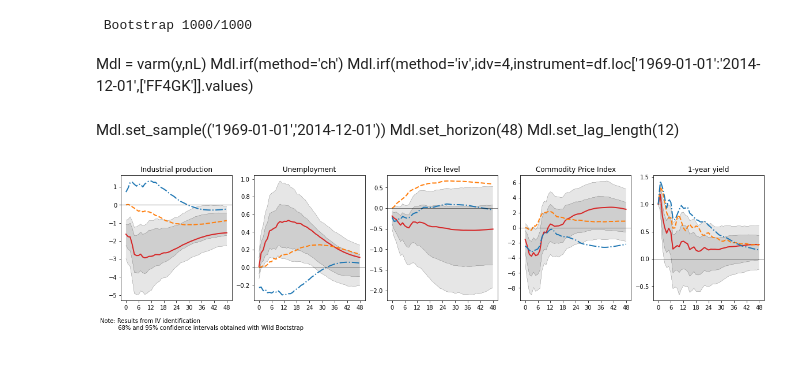
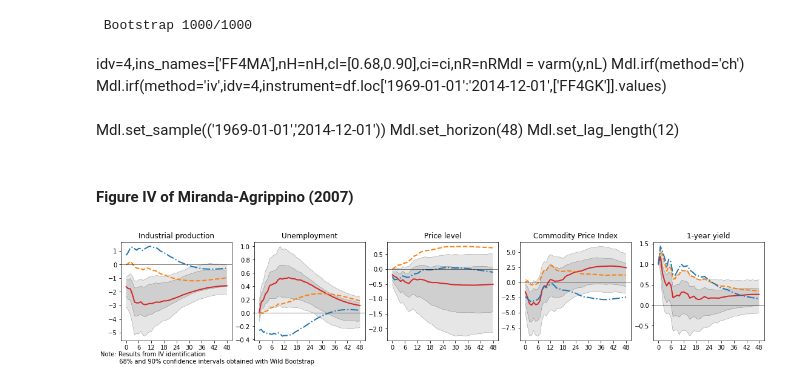
Before and after one commit to NarekOhanyan/papers, a Jupyter notebook: Miranda_Agrippino_2017/ma2017.ipynb, the cells around one changed output. Saved outputs shown, nothing was run; the diff lists cells and outputs as text; code cells hidden in the pictures.

```diff
--- a/Miranda_Agrippino_2017/ma2017.ipynb
+++ b/Miranda_Agrippino_2017/ma2017.ipynb
@@ -52,13 +48,6 @@ df['ln_CRBPI']   = 100*df['CRBPI'].apply(lambda x: np.log(x))
 df['d_ln_IP']    = 100*df['INDPRO'].apply(lambda x: np.log(x)).diff()
 df['d_ln_CPI']   = 100*df['CPIAUCSL'].apply(lambda x: np.log(x)).diff()
 df['d_ln_CRBPI'] = 100*df['CRBPI'].apply(lambda x: np.log(x)).diff()
-# %%
-df['d_IP']    = 100*df['INDPRO'].apply(lambda x: np.log(x)).diff()
-df['d_UR']    = 100*df['UNRATE'].diff()
-df['d_CPI']   = 100*df['CPIAUCSL'].apply(lambda x: np.log(x)).diff()
-df['d_CRBPI'] = 100*df['CRBPI'].apply(lambda x: np.log(x)).diff()
-df['d_FFR']   = 1  *df['FEDFUNDS'].diff()
-df['d_GS1']   = 1  *df['GS1'].diff()
 # %%
 #df[['d_ln_IP','d_ln_CPI']]  = df[['INDPRO','CPIAUCSL']].apply(lambda x: np.log(x)).diff()
 # %% [markdown]
@@ -80,7 +69,7 @@ nR = 1000
 # %% [markdown]
 importlib.reload(metrics)
 # %%
-Mdl1 = metrics.varm(df,nL=nL,var_names=var_names_1,sample=sample)
+Mdl1 = metrics.varm(df,nL=nL,var_names=var_names_2,sample=sample)
 Mdl1.irf(method='ch',nH=nH,ci=None,nR=nR)
 # %%
 Mdl2 = metrics.varm(df,nL=nL,var_names=var_names_2,sample=sample)
@@ -91,7 +80,7 @@ Mdl3.irf(method='iv',idv=4,ins_names=['FF4MA'],nH=nH,cl=[0.68,0.90],ci=ci,nR=nR)
 # %% [output]
  Bootstrap 1000/1000
 # %% [markdown]
-Mdl = varm(y,nL)
+idv=4,ins_names=['FF4MA'],nH=nH,cl=[0.68,0.90],ci=ci,nR=nRMdl = varm(y,nL)
 Mdl.irf(method='ch')
 Mdl.irf(method='iv',idv=4,instrument=df.loc['1969-01-01':'2014-12-01',['FF4GK']].values)
 # %% [markdown]
@@ -103,26 +92,28 @@ import matplotlib;
 colors = [matplotlib.colors.to_rgb(c) for c in matplotlib.pyplot.rcParams['axes.prop_cycle'].by_key()['color']]
 mpl.rcParams.update({'font.size': 10})
 # colors
+# %% [markdown]
+#### Figure IV of Miranda-Agrippino (2007)
 # %%
 for ids in [4]:
-    fig, axes = mpl.subplots(1,5,figsize=(20,4))
+    fig, axes = mpl.subplots(1,5,figsize=(19,3))
     for idp,idr in enumerate([0,1,2,3,4]):
-        axes[idp].plot(Mdl3.irfs.iv.ir.mean[:,idr,ids],color=colors[3],lw=2);
-        axes[idp].plot(Mdl3.irfs.iv.ir.q050[:,idr,ids],color=[0.05,0.05,0.05],lw=0.2,ls='-');
-        axes[idp].plot(Mdl3.irfs.iv.ir.q950[:,idr,ids],color=[0.05,0.05,0.05],lw=0.2,ls='-');
-        axes[idp].plot(Mdl3.irfs.iv.ir.q160[:,idr,ids],color=[0.05,0.05,0.05],lw=0.2,ls='-');
-        axes[idp].plot(Mdl3.irfs.iv.ir.q840[:,idr,ids],color=[0.05,0.05,0.05],lw=0.2,ls='-');
-        axes[idp].fill_between(range(nH+1),Mdl3.irfs.iv.ir.q050[:,idr,ids],Mdl3.irfs.iv.ir.q950[:,idr,ids],facecolor=[0.05,0.05,0.05], alpha=0.10)
-        axes[idp].fill_between(range(nH+1),Mdl3.irfs.iv.ir.q160[:,idr,ids],Mdl3.irfs.iv.ir.q840[:,idr,ids],facecolor=[0.05,0.05,0.05], alpha=0.10)
-        axes[idp].plot(Mdl1.irfs.ch.ir.mean[:,idr,ids],color=colors[1],lw=2,ls='--');
-        axes[idp].plot(Mdl2.irfs.iv.ir.mean[:,idr,ids],color=colors[0],lw=2,ls='-.');
+        axes[idp].plot(Mdl3.model.irfs.iv.ir.mean[:,idr,ids],color=colors[3],lw=2);
+        axes[idp].plot(Mdl3.model.irfs.iv.ir.q050[:,idr,ids],color=[0.05,0.05,0.05],lw=0.2,ls='-');
+        axes[idp].plot(Mdl3.model.irfs.iv.ir.q950[:,idr,ids],color=[0.05,0.05,0.05],lw=0.2,ls='-');
+        axes[idp].plot(Mdl3.model.irfs.iv.ir.q160[:,idr,ids],color=[0.05,0.05,0.05],lw=0.2,ls='-');
+        axes[idp].plot(Mdl3.model.irfs.iv.ir.q840[:,idr,ids],color=[0.05,0.05,0.05],lw=0.2,ls='-');
+        axes[idp].fill_between(range(nH+1),Mdl3.model.irfs.iv.ir.q050[:,idr,ids],Mdl3.model.irfs.iv.ir.q950[:,idr,ids],facecolor=[0.05,0.05,0.05], alpha=0.10)
+        axes[idp].fill_between(range(nH+1),Mdl3.model.irfs.iv.ir.q160[:,idr,ids],Mdl3.model.irfs.iv.ir.q840[:,idr,ids],facecolor=[0.05,0.05,0.05], alpha=0.10)
+        axes[idp].plot(Mdl1.model.irfs.ch.ir.mean[:,idr,ids],color=colors[1],lw=2,ls='--');
+        axes[idp].plot(Mdl2.model.irfs.iv.ir.mean[:,idr,ids],color=colors[0],lw=2,ls='-.');
         axes[idp].axhline(0,color='k',lw=0.5);
         axes[idp].set_xticks(range(0,nH+1,6))
 #         axes[idp].legend()
         axes[idp].set_title(var_descs_2[idr]);
 #     fig.suptitle('Shock to Fed funds rate vs '+var_descs_1[ids],y=1.02)
-    fig.text(0.1,-0.05,'Note: Results from IV identification\n          68% and 95% confidence intervals obtained with Wild Bootstrap');
+    fig.text(0.1,-0.05,'Note: Results from IV identification\n          68% and 90% confidence intervals obtained with Wild Bootstrap');
 #     fig.savefig('./figures/png/Mdl1_'+str(ids)+'.png',bbox_inches='tight')
 #     fig.savefig('./figures/pdf/Mdl1_'+str(ids)+'.pdf',bbox_inches='tight')
 # %% [output]
-[figure, old version]
+[figure, new version]
```
Also changed, not shown: parts of 1 cell of this notebook, 1 other file.
